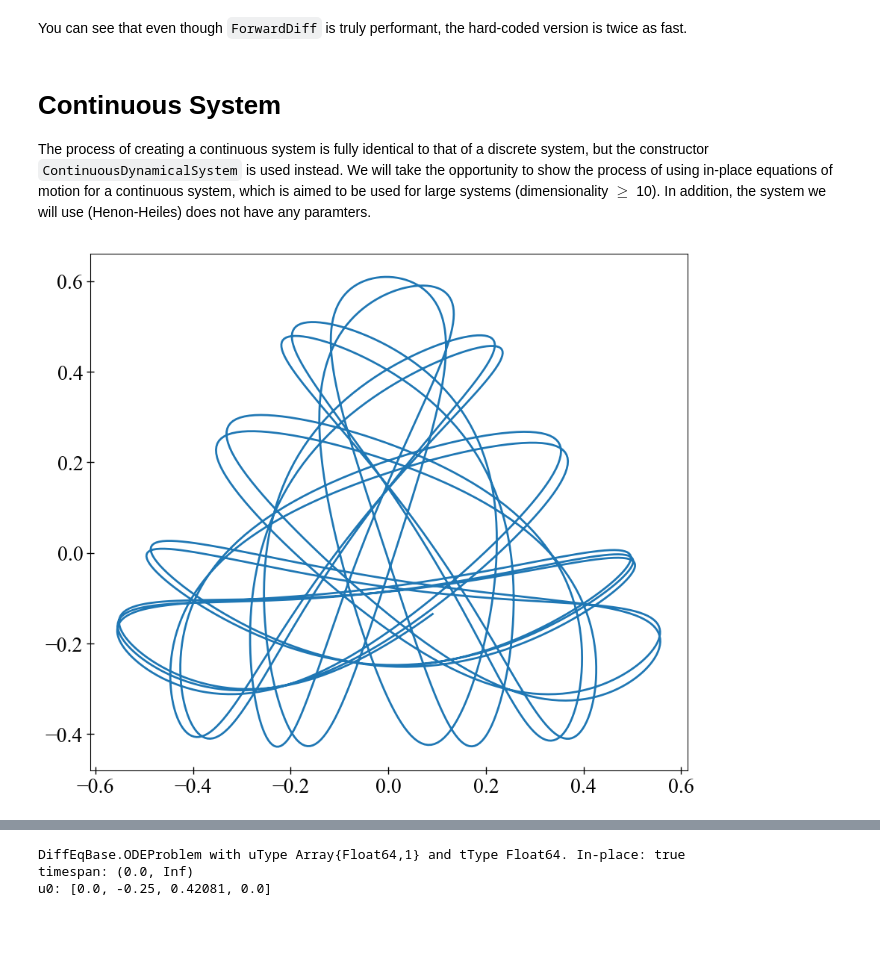
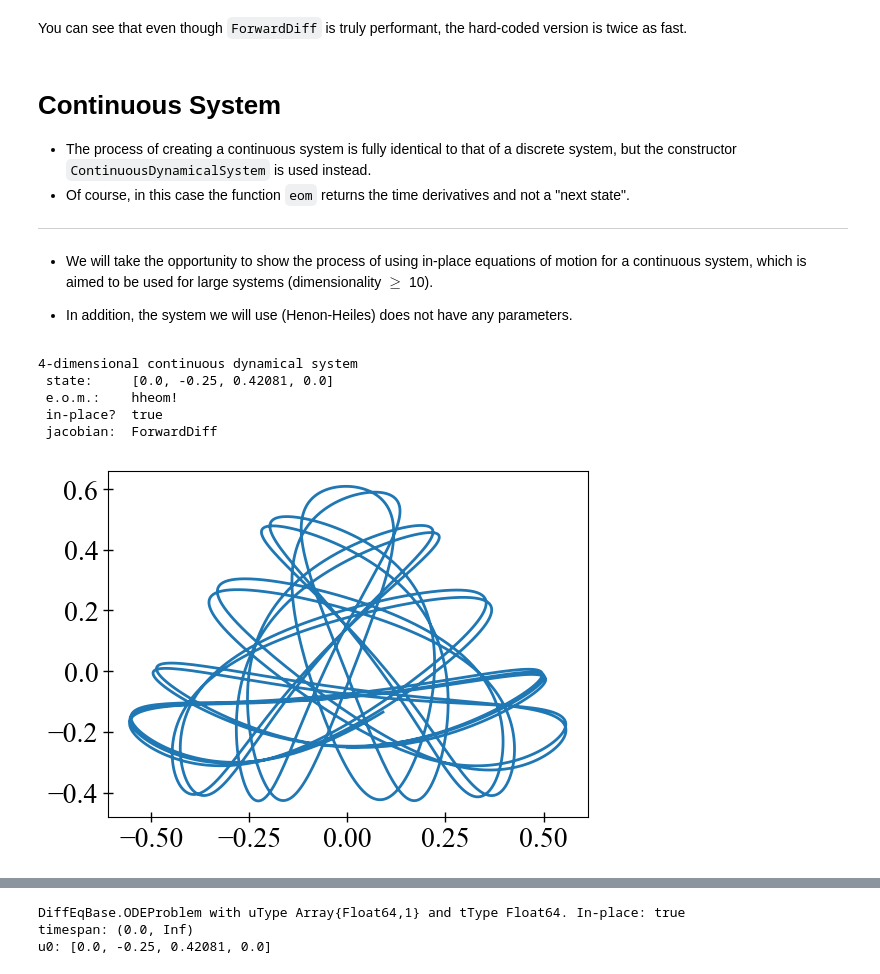
Before and after one commit to xorJane/tutorials, a Jupyter notebook: 2. Creating a dynamical system.ipynb, the cells around one changed output, grey strips where cells are left out. Drawn from its saved outputs; the diff is of its cells as text; code cells hidden in the pictures; blank space fills up the shorter version.

```diff
--- a/2. Creating a dynamical system.ipynb
+++ b/2. Creating a dynamical system.ipynb
@@ -165,12 +197,21 @@ using BenchmarkTools
 You can see that even though `ForwardDiff` is truly performant, the hard-coded version is twice as fast.
 # %% [markdown]
 # Continuous System
-The process of creating a continuous system is fully identical to that of a discrete system, but the constructor `ContinuousDynamicalSystem` is used instead. We will take the opportunity to show the process of using in-place equations of motion for a continuous system, which is aimed to be used for large systems (dimensionality $\ge$ 10). In addition, the system we will use (Henon-Heiles) does not have any paramters.
+* The process of creating a continuous system is fully identical to that of a discrete system, but the constructor `ContinuousDynamicalSystem` is used instead.
+* Of course, in this case the function `eom` returns the time derivatives and not a "next state".
+
+
+---
+
+
+
+* We will take the opportunity to show the process of using in-place equations of motion for a continuous system, which is aimed to be used for large systems (dimensionality $\ge$ 10).
+
+* In addition, the system we will use (Henon-Heiles) does not have any parameters.
 # %%
 # Henon-heiles famous system
-# Clearly, since the system is only 4-dimensional, we should use the
-# out-of-place equations of motion, that return an `SVector`.
-# But this is only an example!
+# in-place form of equations of motion
+# du is the derivatives vector, u is the state vector
 function hheom!(du, u, p, t)
     du[1] = u[3]
     du[2] = u[4]
@@ -181,10 +222,17 @@ end
 
 # pass `nothing` as the parameters, because the system doesn't have any
 hh = ContinuousDynamicalSystem(hheom!, [0, -0.25, 0.42081, 0], nothing)
-
-# Evolve the system using DifferentialEquations.jl
-tr = trajectory(hh, 100.0, dt = 0.05)
-
-plot(tr[:, 1], tr[:, 2]);
 # %% [output]
-[figure, removed]
+4-dimensional continuous dynamical system
+ state:     [0.0, -0.25, 0.42081, 0.0]
+ e.o.m.:    hheom!
+ in-place?  true
+ jacobian:  ForwardDiff
+# %%
+# Evolve the system using DifferentialEquations.jl
+tr = trajectory(hh, 100.0, dt = 0.05)
+
+figure(figsize = (6,4))
+plot(tr[:, 1], tr[:, 2]);
+# %% [output]
+[figure, added]
```
Also changed, not shown: parts of 20 cells of this notebook, 3 other files.
